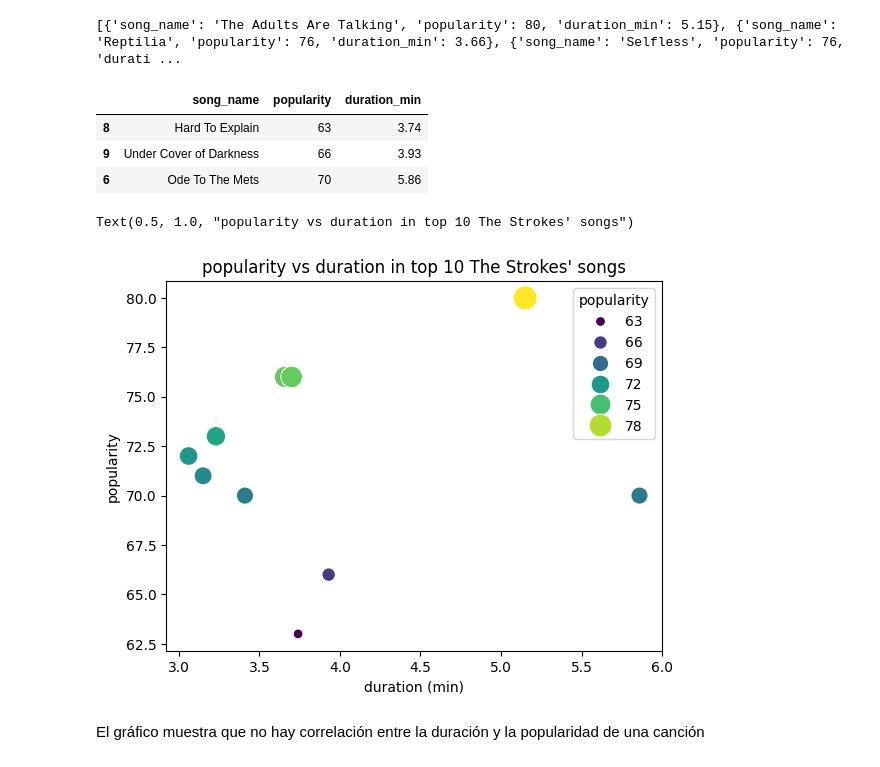
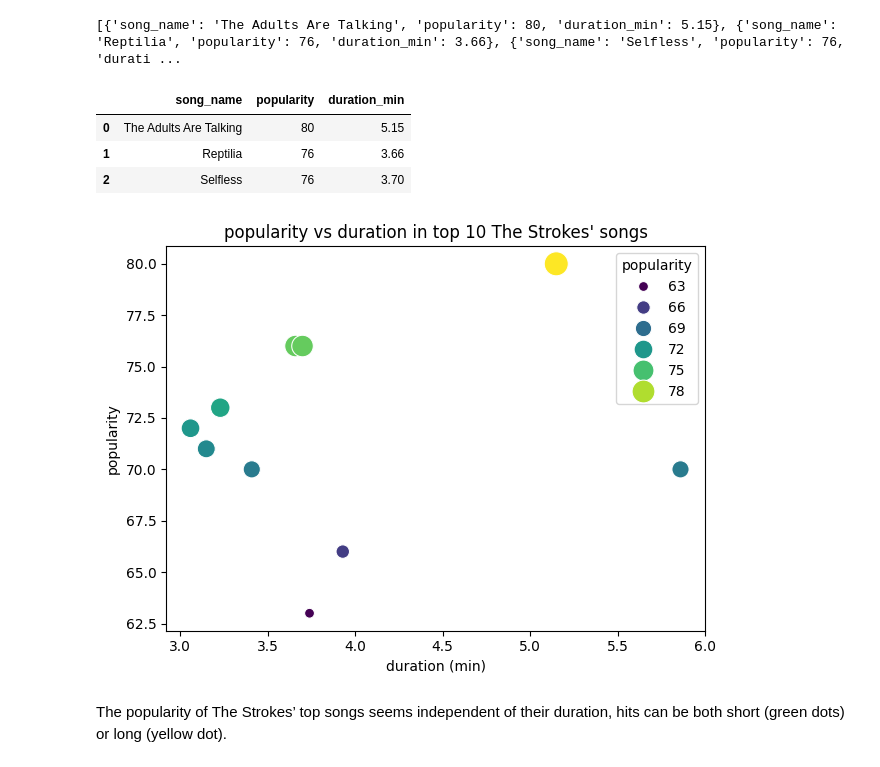
Before and after one commit to 4GeeksAcademy/plorena-interacting-with-api-python-project-tutorial, a Jupyter notebook: src/explore.ipynb, the cells around one changed output. Saved outputs shown, nothing was run; the diff lists cells and outputs as text; code cells hidden in the pictures.

```diff
--- a/src/explore.ipynb
+++ b/src/explore.ipynb
@@ -3,32 +11,27 @@
 # %%
-import os
-import pandas as pd
-import matplotlib.pyplot as plt
-import seaborn as sns
-from dotenv import load_dotenv
-import spotipy
-from spotipy.oauth2 import SpotifyClientCredentials
-
 # load the .env file variables
 load_dotenv()
 
 client_id = os.getenv("CLIENT_ID")
 client_secret = os.getenv("CLIENT_SECRET")
 
-# PASO 4
+# Connect to the Spotify API
 auth_manager = SpotifyClientCredentials(client_id=client_id, client_secret=client_secret)
 spotify = spotipy.Spotify(auth_manager=auth_manager)
 
-#PASO 5
+# Favourite artist URI
 the_strokes_uri = 'spotify:artist:0epOFNiUfyON9EYx7Tpr6V'
+
+# Get top tracks
 tracks_data = spotify.artist_top_tracks(the_strokes_uri)
 
+# Save track name, popularity and duration (in minutes)
 top_tracks = []
 
 for track in tracks_data['tracks']:
     name = track['name']
     popularity = track['popularity']
-    duration_min = round(track['duration_ms']/ 1000/60, 2)
+    duration_min = round(track['duration_ms']/ 60000, 2)    #miliseconds to minutes
     top_tracks.append({
         'song_name' : name,
         'popularity' : popularity,
@@ -39,29 +42,33 @@ print(top_tracks)
 # %% [output]
 [{'song_name': 'The Adults Are Talking', 'popularity': 80, 'duration_min': 5.15}, {'song_name': 'Reptilia', 'popularity': 76, 'duration_min': 3.66}, {'song_name': 'Selfless', 'popularity': 76, 'durati ...
 # %%
+# Create a Dataframe with Pandas and top 3 increasing popularity
 df = pd.DataFrame(top_tracks)
-df_popularity_asc = df.sort_values('popularity', ascending=True)
+df_popularity_asc = df.sort_values('popularity', ascending=False)
 df_popularity_asc.head(3)
 # %% [output]
 |  | song_name | popularity | duration_min |
-| 8 | Hard To Explain | 63 | 3.74 |
-| 9 | Under Cover of Darkness | 66 | 3.93 |
-| 6 | Ode To The Mets | 70 | 5.86 |
+| 0 | The Adults Are Talking | 80 | 5.15 |
+| 1 | Reptilia | 76 | 3.66 |
+| 2 | Selfless | 76 | 3.70 |
 # %%
+# Relationship between song duration and popularity
+
 sns.scatterplot(
     x="duration_min",
     y="popularity",
     data=df,
     marker="o",
     hue= 'popularity',
     size ='popularity',
     sizes = (50,300),
-    palette='viridis')
+    palette='viridis'
+    )
 plt.xlabel("duration (min)")
 plt.ylabel("popularity")
 plt.title("popularity vs duration in top 10 The Strokes' songs")
+plt.tight_layout()
 # %% [output]
-Text(0.5, 1.0, "popularity vs duration in top 10 The Strokes' songs")
-[figure, old version]
+[figure, new version]
-# %% [markdown]
-El gráfico muestra que no hay correlación entre la duración y la popularidad de una canción
+# %% [markdown]
+The popularity of The Strokes’ top songs seems independent of their duration, hits can be both short (green dots) or long (yellow dot).
```
Also changed, not shown: parts of 1 cell of this notebook, 1 other file.
